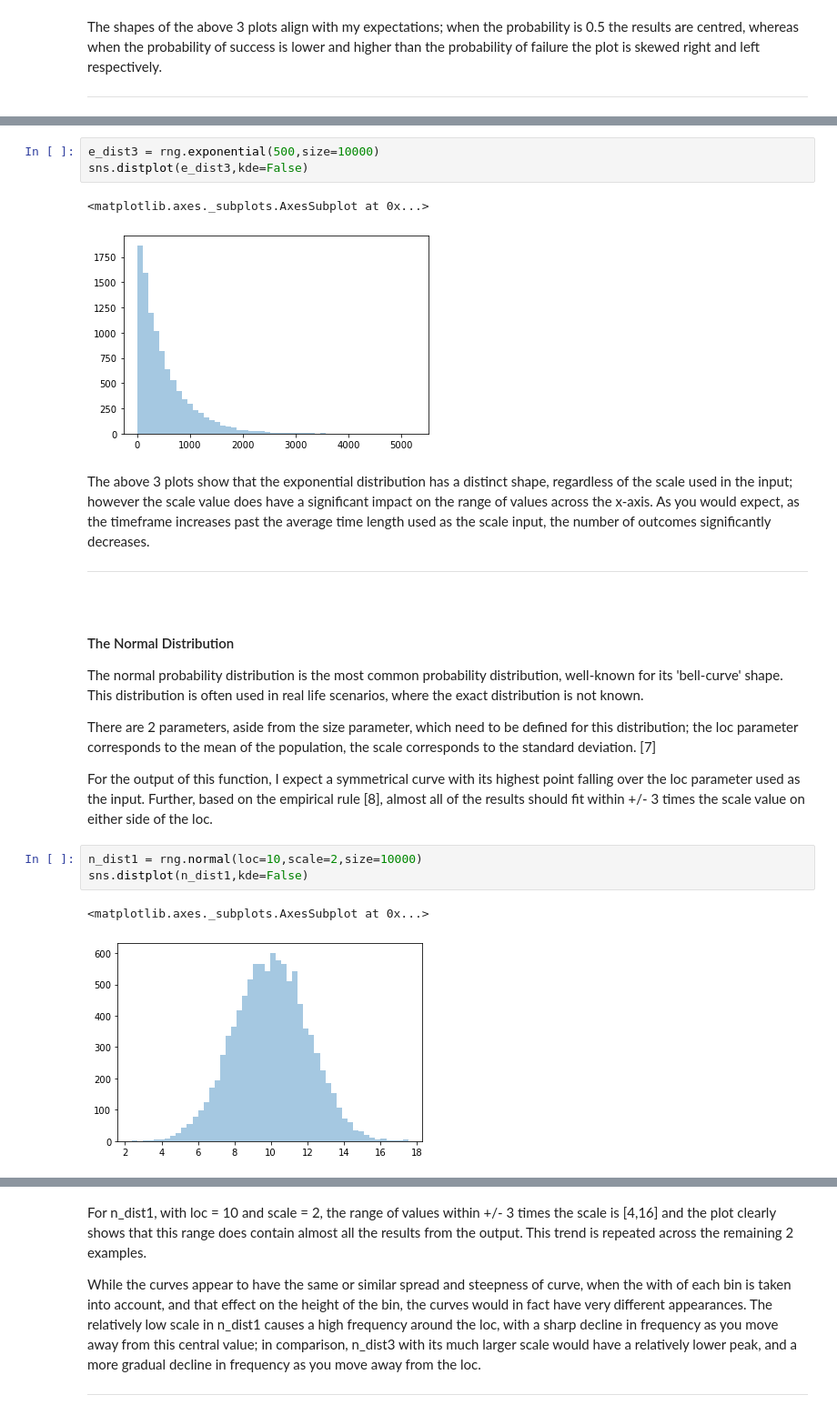
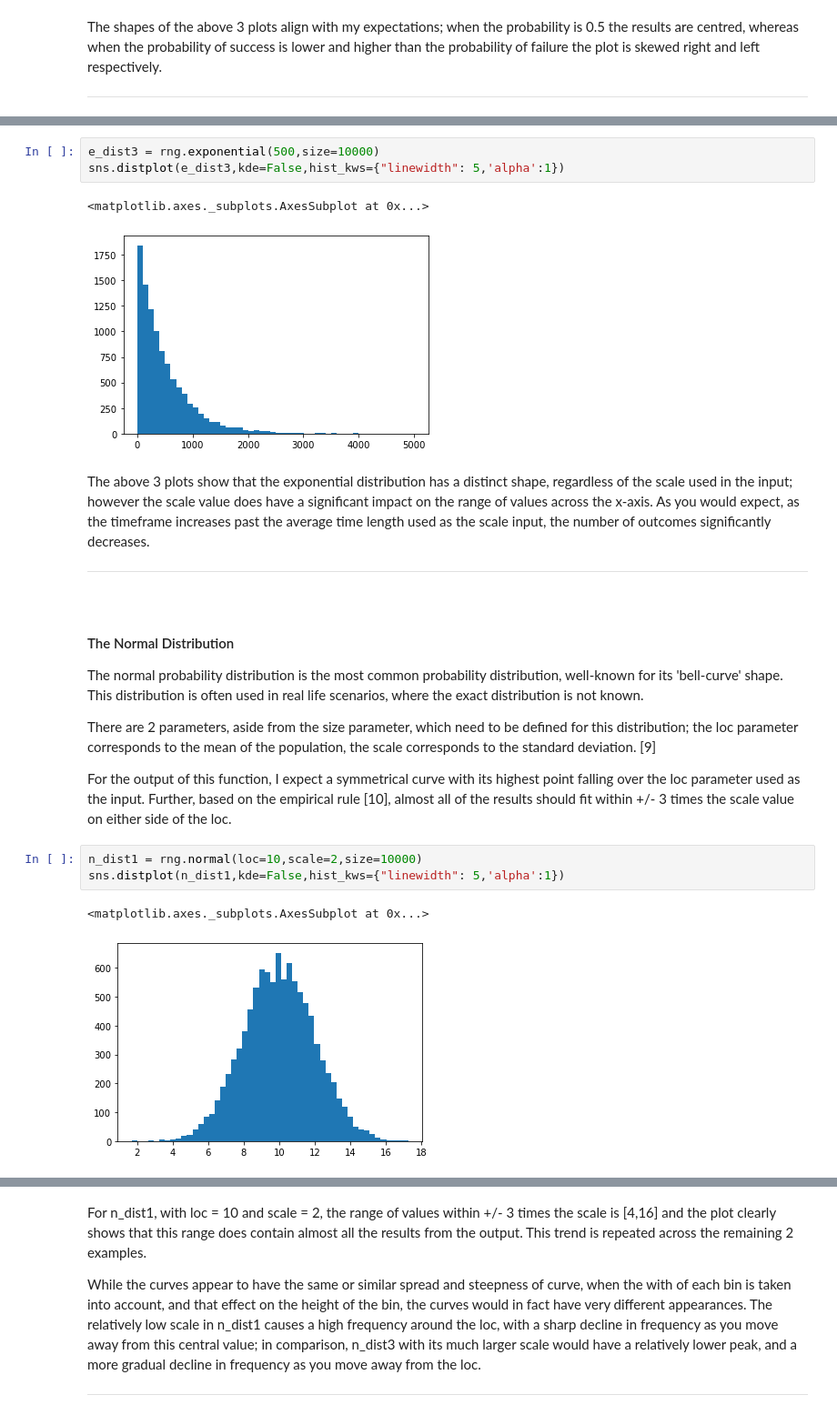
Before and after one commit to dervlac/numpy-assignment, a Jupyter notebook: NumPy Analysis.ipynb, the cells around one changed output, grey strips where cells are left out. Shown at 91% size. Cells and saved outputs as stored; diff of their text form.

```diff
--- a/NumPy Analysis.ipynb
+++ b/NumPy Analysis.ipynb
@@ -330,9 +336,9 @@ sns.distplot(e_dist2,kde=False)
 # %%
 e_dist3 = rng.exponential(500,size=10000)
-sns.distplot(e_dist3,kde=False)
+sns.distplot(e_dist3,kde=False,hist_kws={"linewidth": 5,'alpha':1})
 # %% [output]
 <matplotlib.axes._subplots.AxesSubplot at 0x...>
-[figure, old version]
+[figure, new version]
 # %% [markdown]
 The above 3 plots show that the exponential distribution has a distinct shape, regardless of the scale used in the input; however the scale value does have a significant impact on the range of values across the x-axis. As you would expect, as the timeframe increases past the average time length used as the scale input, the number of outcomes significantly decreases.
 
@@ -344,14 +350,14 @@ The above 3 plots show that the exponential distribution has a distinct shape, r
 
 The normal probability distribution is the most common probability distribution, well-known for its 'bell-curve' shape. This distribution is often used in real life scenarios, where the exact distribution is not known.
 
-There are 2 parameters, aside from the size parameter, which need to be defined for this distribution; the loc parameter corresponds to the mean of the population, the scale corresponds to the standard deviation. [7]
+There are 2 parameters, aside from the size parameter, which need to be defined for this distribution; the loc parameter corresponds to the mean of the population, the scale corresponds to the standard deviation. [9]
 
-For the output of this function, I expect a symmetrical curve with its highest point falling over the loc parameter used as the input. Further, based on the empirical rule [8], almost all of the results should fit within +/- 3 times the scale value on either side of the loc.
+For the output of this function, I expect a symmetrical curve with its highest point falling over the loc parameter used as the input. Further, based on the empirical rule [10], almost all of the results should fit within +/- 3 times the scale value on either side of the loc.
 # %%
 n_dist1 = rng.normal(loc=10,scale=2,size=10000)
-sns.distplot(n_dist1,kde=False)
+sns.distplot(n_dist1,kde=False,hist_kws={"linewidth": 5,'alpha':1})
 # %% [output]
 <matplotlib.axes._subplots.AxesSubplot at 0x...>
-[figure, old version]
+[figure, new version]
 # %%
 n_dist2 = rng.normal(loc=20,scale=10,size=10000)
```
Also changed, not shown: parts of 39 cells of this notebook.
